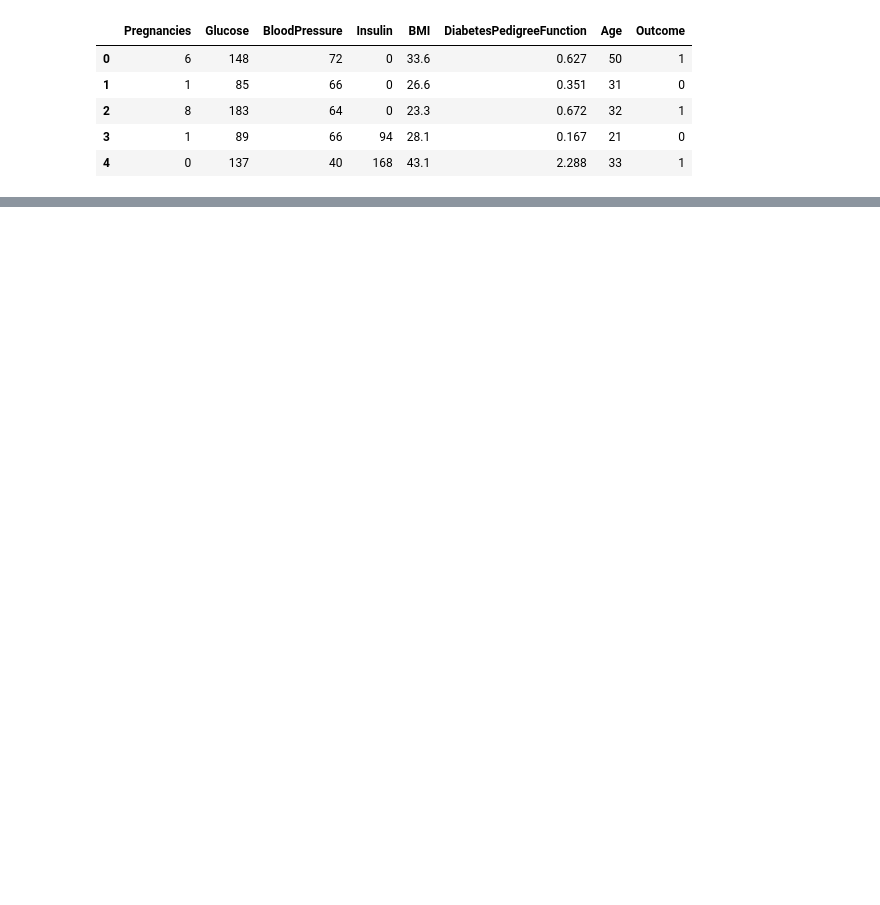
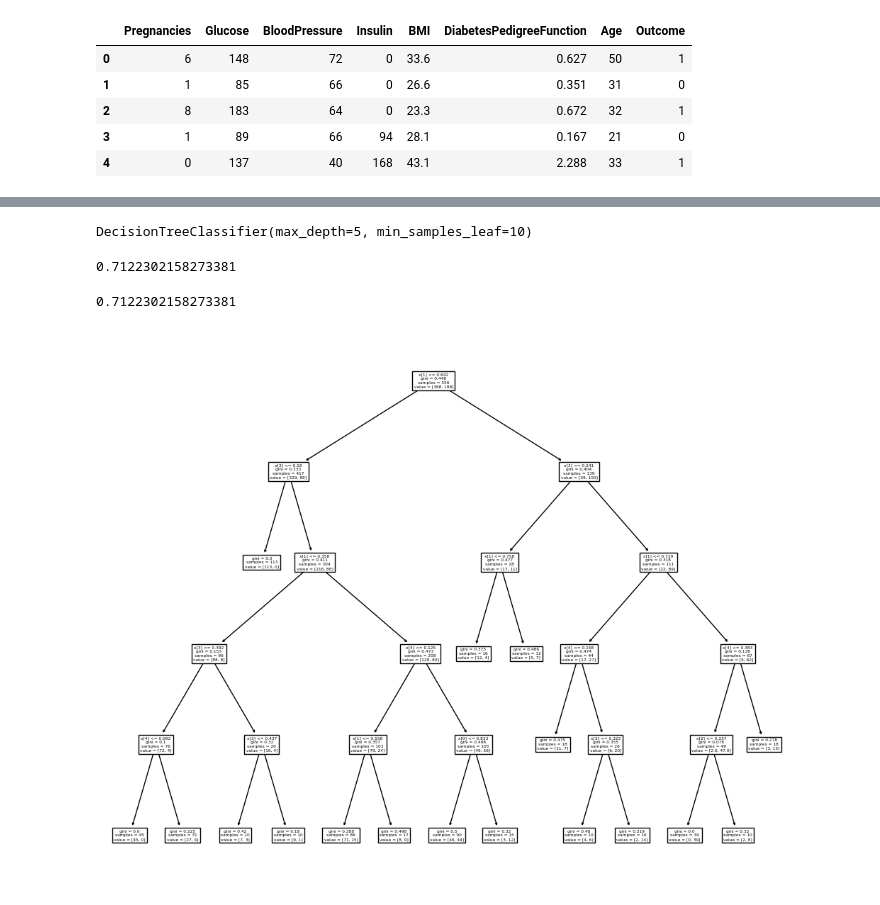
Before and after one commit to Diegomca98/4geeks-ml-template-prjs, a Jupyter notebook: src/explore.ipynb, the cells around one changed output, grey strips where cells are left out. Drawn from its saved outputs; the diff is of its cells as text; code cells hidden in the pictures; blank space fills up the shorter version.

```diff
--- a/src/explore.ipynb
+++ b/src/explore.ipynb
@@ -475,0 +1313,28 @@ data.head()
+# %%
+hyperparameters = {
+    'criterion': ['gini', 'entropy'],
+    'max_depth': [2, 3, 5, 10, 20],
+    'min_samples_leaf': [1, 3, 5, 10, 15, 20]
+}
+
+insulin_grid_search = GridSearchCV(
+    insulin_DT,
+    param_grid = hyperparameters,
+    scoring = 'accuracy',
+)
+no_insulin_grid_search = GridSearchCV(
+    no_insulin_DT,
+    param_grid = hyperparameters,
+    scoring = 'accuracy',
+)
+
+insulin_grid_search.fit(insulin_xtrain, insulin_ytrain)
+no_insulin_grid_search.fit(no_insulin_xtrain, no_insulin_ytrain)
+
+print(insulin_grid_search)
+print(insulin_grid_search.best_params_)
+print(insulin_grid_search.best_estimator_)
+print('\n')
+print(no_insulin_grid_search)
+print(no_insulin_grid_search.best_params_)
+print(no_insulin_grid_search.best_estimator_)
@@ -475,0 +1358,7 @@ data.head()
+# %%
+optimized_insulin = DecisionTreeClassifier(criterion='gini',max_depth=5, min_samples_leaf=10)
+optimized_insulin.fit(insulin_xtrain, insulin_ytrain)
+optimized_no_insulin = DecisionTreeClassifier(criterion='gini',max_depth=5, min_samples_leaf=10)
+optimized_no_insulin.fit(no_insulin_xtrain, no_insulin_ytrain)
+# %% [output]
+DecisionTreeClassifier(max_depth=5, min_samples_leaf=10)
@@ -475,0 +1367,4 @@ data.head()
+# %%
+accuracy_score(insulin_ytest, insulin_ypredict)
+# %% [output]
+0.7122302158273381
@@ -475,0 +1373,17 @@ data.head()
+# %%
+accuracy_score(no_insulin_ytest, no_insulin_ypredict)
+# %% [output]
+0.7122302158273381
+# %%
+fig, axis = plt.subplots(
+    figsize = (
+        10, 8
+    )
+)
+
+tree.plot_tree(optimized_insulin)
+
+plt.tight_layout()
+plt.show()
+# %% [output]
+[figure, added]
```
Also changed, not shown: parts of 30 cells of this notebook, 8 other files.
